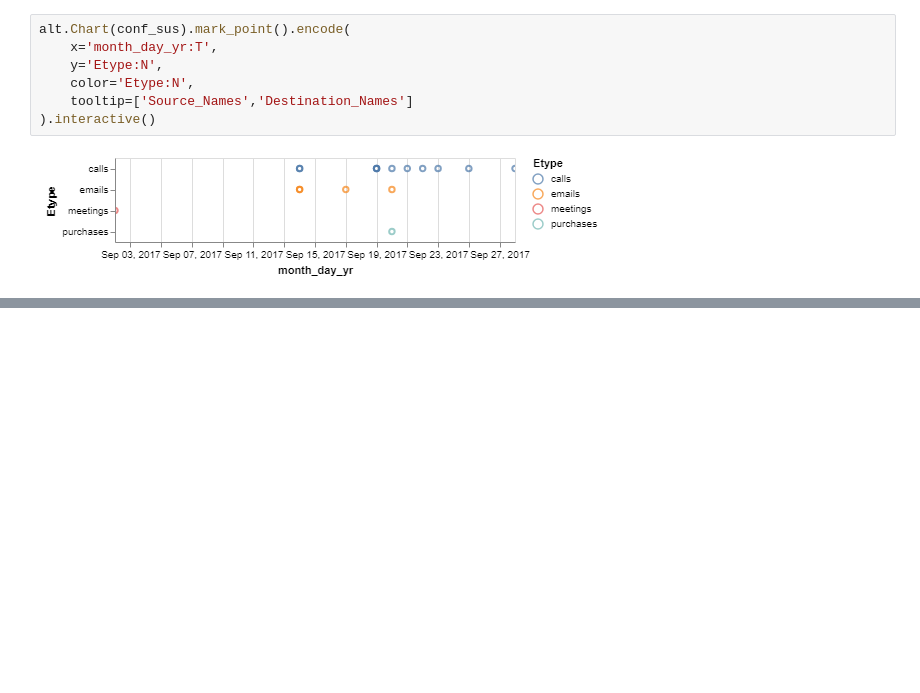
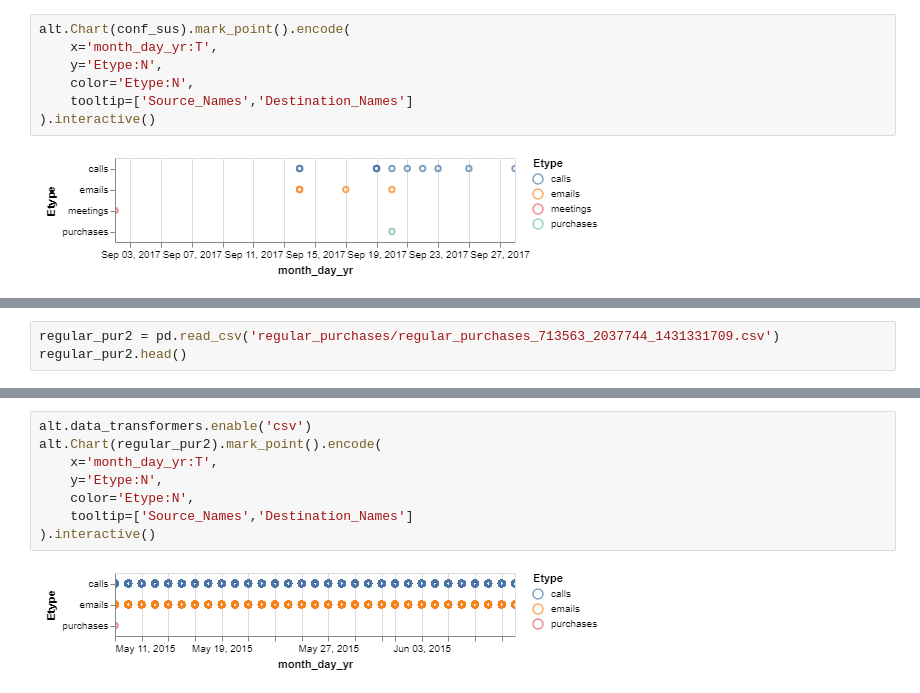
Before and after one commit to mitchjablonski/2018VastMiniChallenge, a Jupyter notebook: Other_suspected_suspicious.ipynb, the cells around one changed output, grey strips where cells are left out. Saved outputs shown, nothing was run; the diff lists cells and outputs as text; blank space fills up the shorter version.

```diff
--- a/Other_suspected_suspicious.ipynb
+++ b/Other_suspected_suspicious.ipynb
@@ -166,0 +186,3 @@ alt.Chart(conf_sus).mark_point().encode(
+# %%
+regular_pur2 = pd.read_csv('regular_purchases/regular_purchases_713563_2037744_1431331709.csv')
+regular_pur2.head()
@@ -166,0 +196,10 @@ alt.Chart(conf_sus).mark_point().encode(
+# %%
+alt.data_transformers.enable('csv')
+alt.Chart(regular_pur2).mark_point().encode(
+    x='month_day_yr:T',
+    y='Etype:N',
+    color='Etype:N',
+    tooltip=['Source_Names','Destination_Names']
+).interactive()
+# %% [output]
+[figure, added]
```
Also changed, not shown: parts of 14 cells of this notebook, 8 other files.
